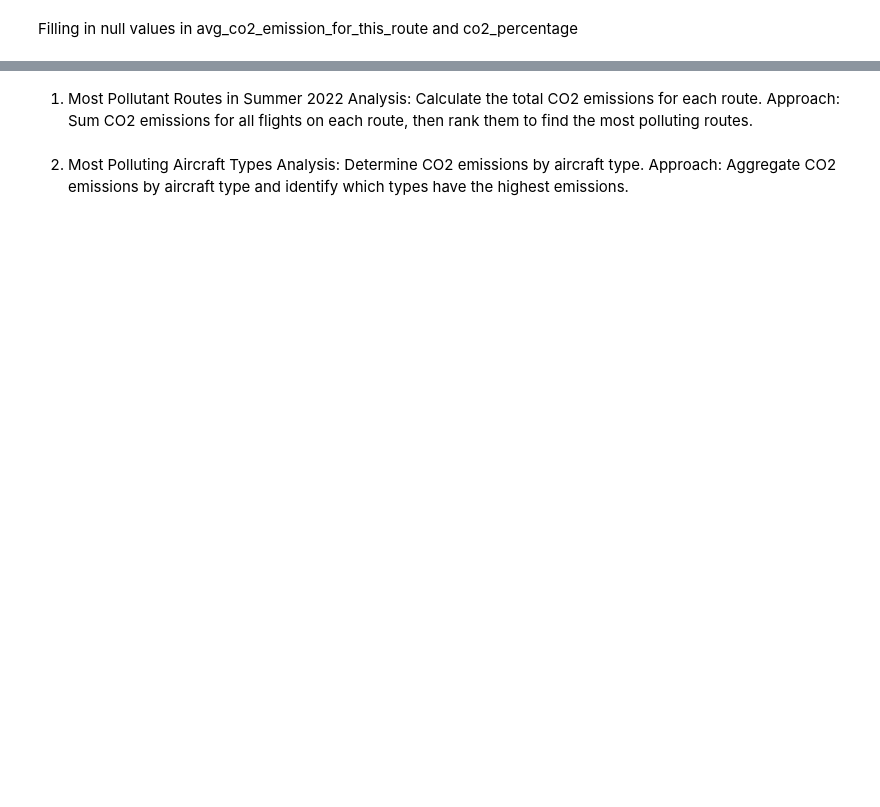
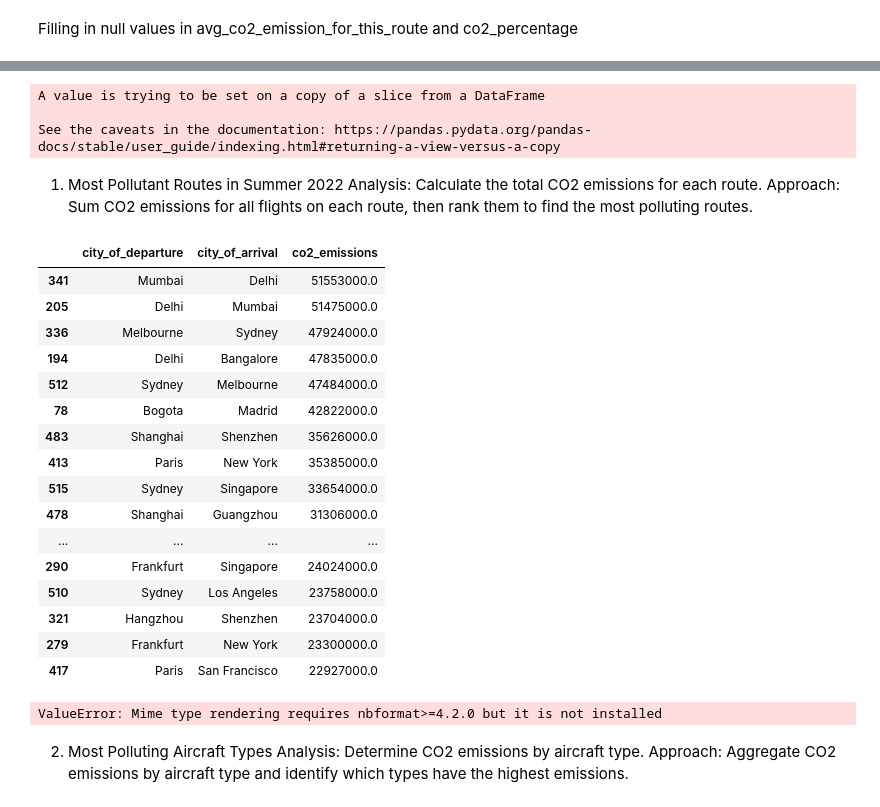
Before and after one commit to Josepdmo/Sky_Track_Project, a Jupyter notebook: Main.ipynb, the cells around one changed output, grey strips where cells are left out. Drawn from its saved outputs; the diff is of its cells as text; code cells hidden in the pictures; blank space fills up the shorter version.

```diff
--- a/Main.ipynb
+++ b/Main.ipynb
@@ -127,7 +203,76 @@ For example, when doing 'df[col].method(value, inplace=True)', try using 'df.met
+# %%
+#We will only focus on flights without layovers.
+df = df[df.stops == 0]
+df.sort_values(by="duration_minutes", ascending=False, inplace=True)
+# %% [output]
+A value is trying to be set on a copy of a slice from a DataFrame
+
+See the caveats in the documentation: https://pandas.pydata.org/pandas-docs/stable/user_guide/indexing.html#returning-a-view-versus-a-copy
 # %% [markdown]
 1. Most Pollutant Routes in Summer 2022
 Analysis: Calculate the total CO2 emissions for each route.
 Approach: Sum CO2 emissions for all flights on each route, then rank them to find the most polluting routes.
+# %%
+# Group by route and sum CO2 emissions
+pollutant_routes = df.groupby(['city_of_departure', 'city_of_arrival'])['co2_emissions'].sum().reset_index()
+# Sort by CO2 emissions in descending order
+pollutant_routes = pollutant_routes.sort_values(by='co2_emissions', ascending=False)
+# Display the top 20 most pollutant routes
+top_pollutant_routes = pollutant_routes.head(20)
+top_pollutant_routes
+# %% [output]
+|  | city_of_departure | city_of_arrival | co2_emissions |
+| 341 | Mumbai | Delhi | 51553000.0 |
+| 205 | Delhi | Mumbai | 51475000.0 |
+| 336 | Melbourne | Sydney | 47924000.0 |
+| 194 | Delhi | Bangalore | 47835000.0 |
+| 512 | Sydney | Melbourne | 47484000.0 |
+| 78 | Bogota | Madrid | 42822000.0 |
+| 483 | Shanghai | Shenzhen | 35626000.0 |
+| 413 | Paris | New York | 35385000.0 |
+| 515 | Sydney | Singapore | 33654000.0 |
+| 478 | Shanghai | Guangzhou | 31306000.0 |
+| ... | ... | ... | ... |
+| 290 | Frankfurt | Singapore | 24024000.0 |
+| 510 | Sydney | Los Angeles | 23758000.0 |
+| 321 | Hangzhou | Shenzhen | 23704000.0 |
+| 279 | Frankfurt | New York | 23300000.0 |
+| 417 | Paris | San Francisco | 22927000.0 |
+# %%
+import pandas as pd
+import plotly.express as px
+
+# Assuming df is your DataFrame already loaded with relevant data
+# Example DataFrame (replace with actual DataFrame loading code if needed)
+# df = pd.DataFrame({
+#     'city_of_departure': ['CityA', 'CityB', 'CityC', 'CityD', 'CityE'],
+#     'city_of_arrival': ['CityF', 'CityG', 'CityH', 'CityI', 'CityJ'],
+#     'co2_emissions': [1000, 1500, 2000, 2500, 3000]
+# })
+
+# Group by route and sum CO2 emissions
+pollutant_routes = df.groupby(['city_of_departure', 'city_of_arrival'])['co2_emissions'].sum().reset_index()
+
+# Sort by CO2 emissions in descending order
+pollutant_routes = pollutant_routes.sort_values(by='co2_emissions', ascending=False)
+
+# Display the top 20 most pollutant routes
+top_pollutant_routes = pollutant_routes.head(20)
+
+# Create a bar graph using Plotly
+fig = px.bar(top_pollutant_routes,
+             x='co2_emissions',
+             y='city_of_departure',
+             color='city_of_arrival',
+             orientation='h',
+             title='Top 20 Most Pollutant Routes by CO2 Emissions',
+             labels={'co2_emissions': 'CO2 Emissions (kg)', 'city_of_departure': 'City of Departure'},
+             height=600)
+
+# Show the plot
+fig.show()
+# %% [output]
+ValueError: Mime type rendering requires nbformat>=4.2.0 but it is not installed
 # %% [markdown]
 2. Most Polluting Aircraft Types
 Analysis: Determine CO2 emissions by aircraft type.
```
Also changed, not shown: parts of 17 cells of this notebook, 1 other file.
